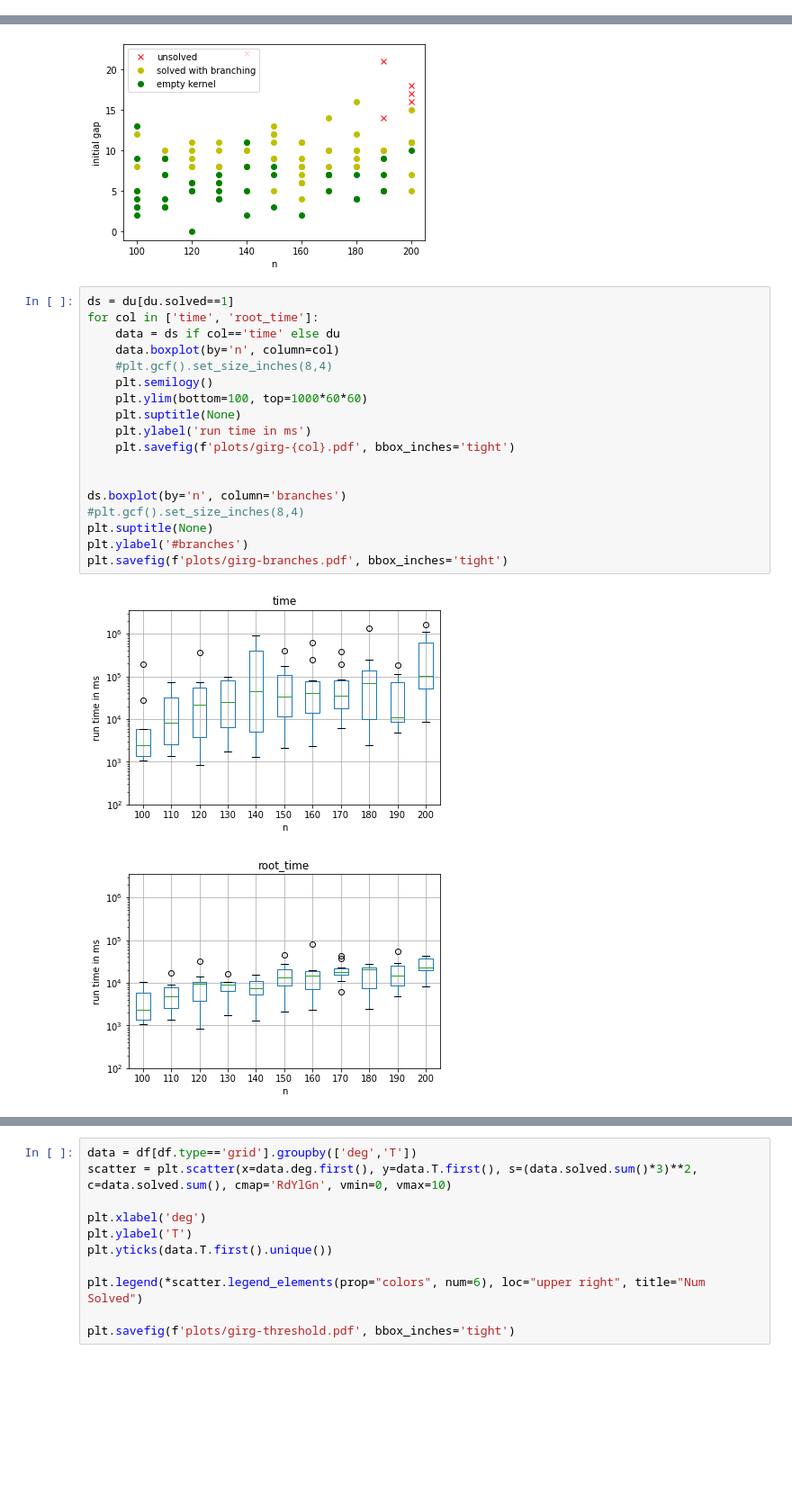
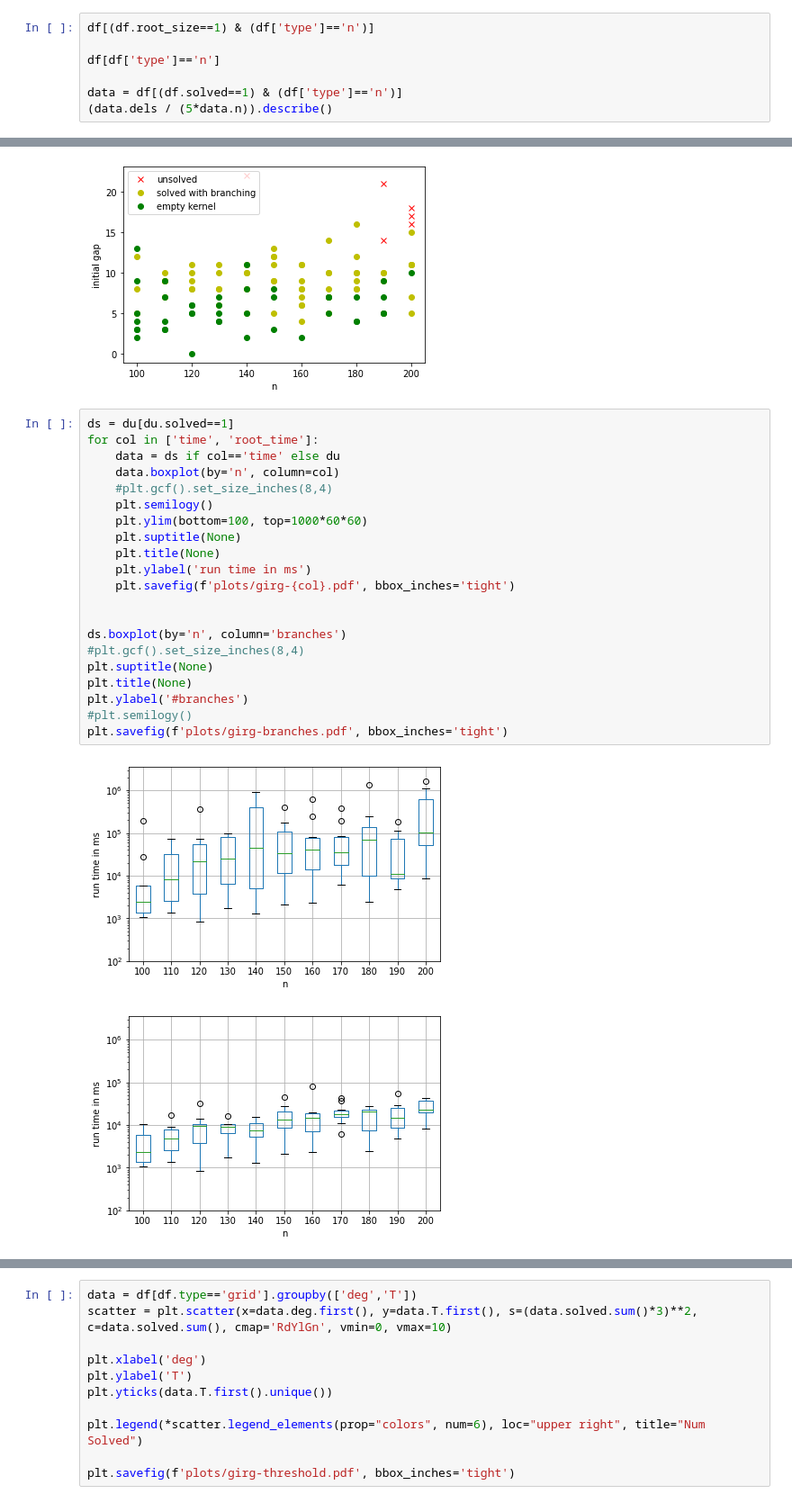
Before and after one commit to kittobi1992/cluster_editing, a Jupyter notebook: experiments-girg.ipynb, the cells around one changed output, grey strips where cells are left out. Shown: that part at 90% size. Cells and saved outputs as stored; diff of their text form; blank space fills up the shorter version.

Commit message:
plotting code for paper

```diff
--- a/experiments-girg.ipynb
+++ b/experiments-girg.ipynb
@@ -13,3 +13,10 @@ df.head()
 | 3 | n | 100 | 10 | 2.9 | 0.0 | 2 | 12951681 | 613679 | 90192909 | 3 | ... | ... |
 | 4 | n | 100 | 10 | 2.9 | 0.0 | 2 | 12951787 | 613785 | 90193015 | 4 | ... | ... |
 5 rows × 22 columns
+# %%
+df[(df.root_size==1) & (df['type']=='n')]
+
+df[df['type']=='n']
+
+data = df[(df.solved==1) & (df['type']=='n')]
+(data.dels / (5*data.n)).describe()
@@ -25,21 +42,24 @@ plt.savefig('plots/girg-gap.pdf', bbox_inches='tight')
 # %%
 ds = du[du.solved==1]
 for col in ['time', 'root_time']:
     data = ds if col=='time' else du
     data.boxplot(by='n', column=col)
     #plt.gcf().set_size_inches(8,4)
     plt.semilogy()
     plt.ylim(bottom=100, top=1000*60*60)
     plt.suptitle(None)
+    plt.title(None)
     plt.ylabel('run time in ms')
     plt.savefig(f'plots/girg-{col}.pdf', bbox_inches='tight')
 
 
 ds.boxplot(by='n', column='branches')
 #plt.gcf().set_size_inches(8,4)
 plt.suptitle(None)
+plt.title(None)
 plt.ylabel('#branches')
+#plt.semilogy()
 plt.savefig(f'plots/girg-branches.pdf', bbox_inches='tight')
 # %% [output]
-[figure, old version]
+[figure, new version]
-[figure, old version]
+[figure, new version]
```
Also changed, not shown: parts of 3 cells of this notebook, 2 other files.
